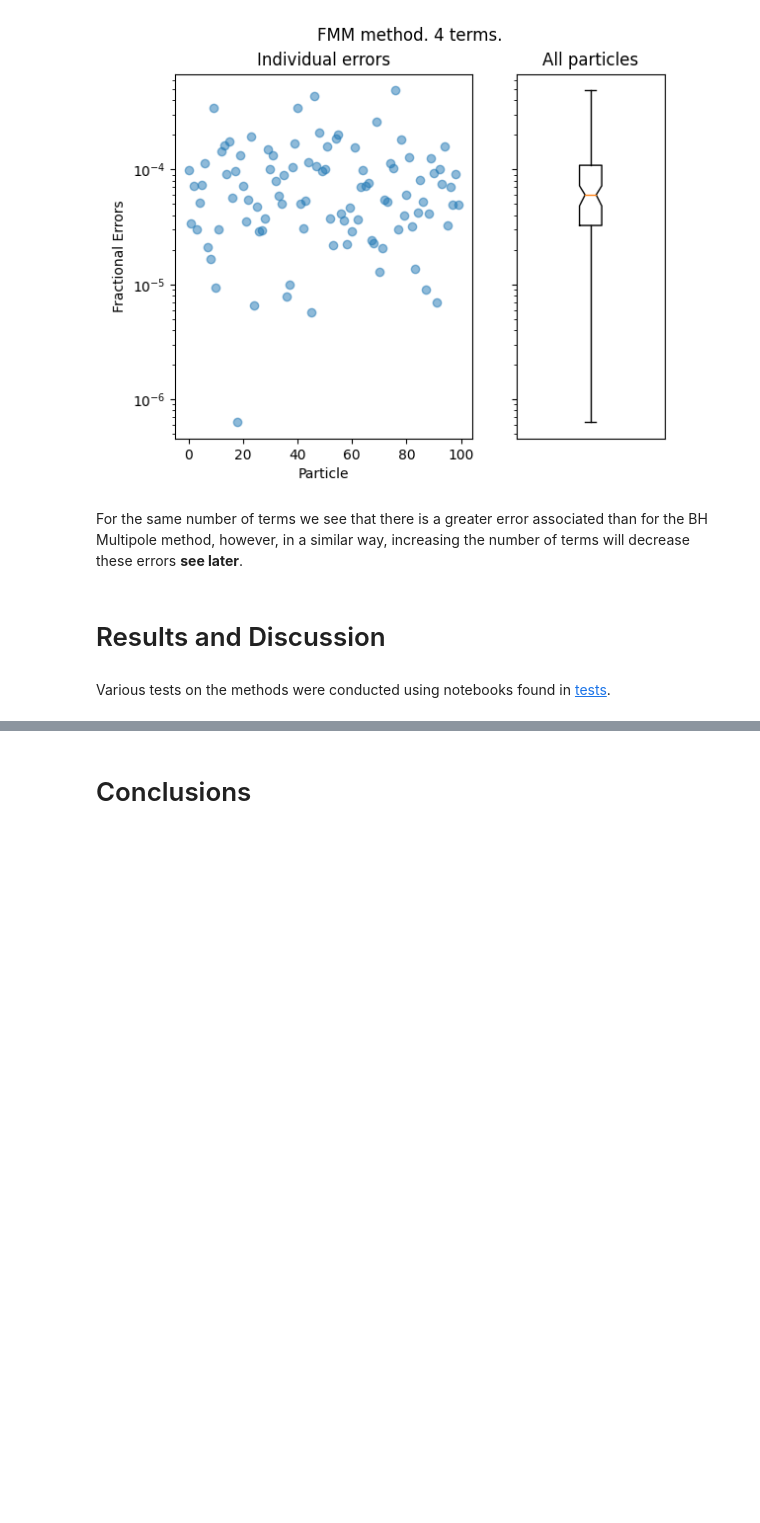
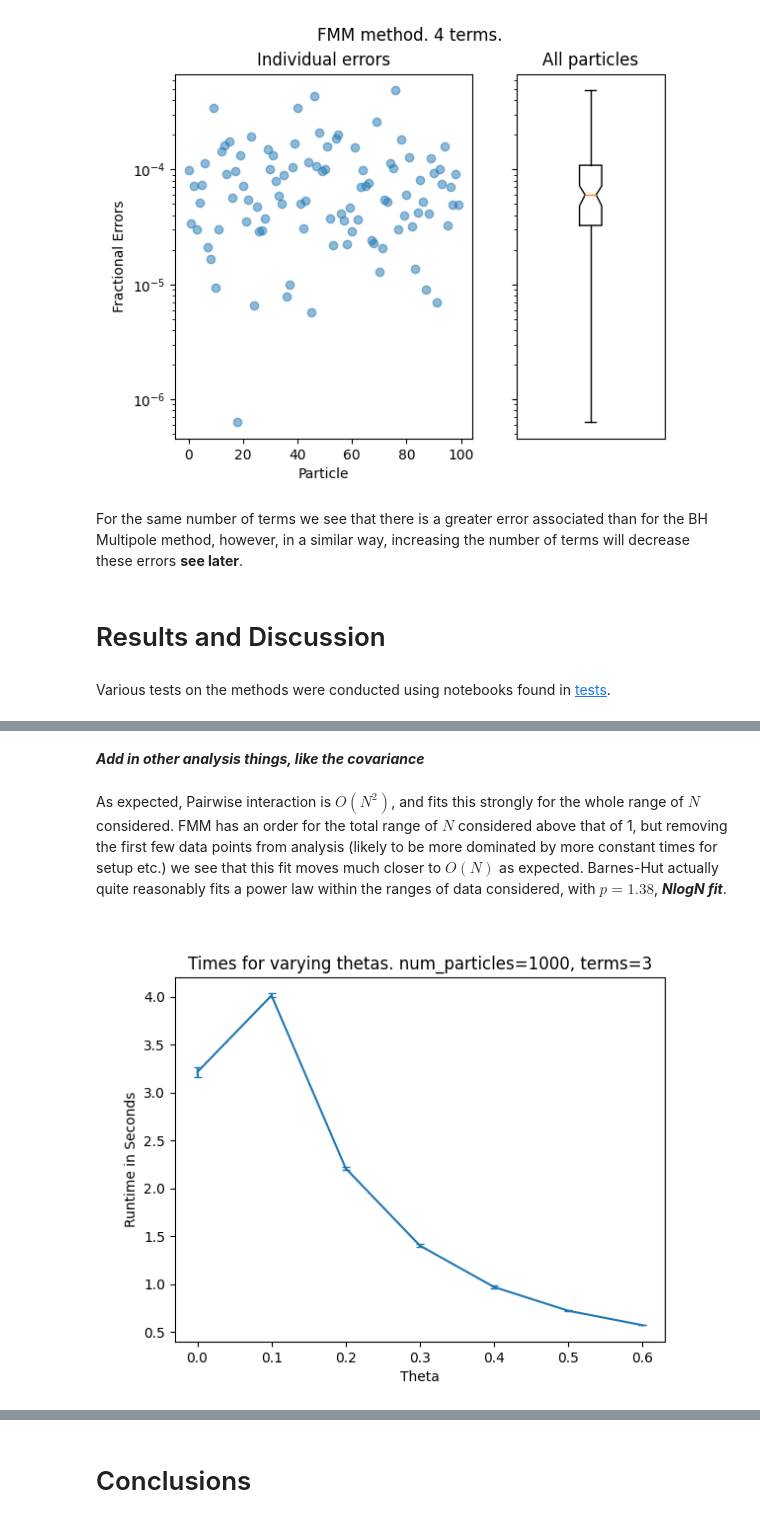
Before and after one commit to Part-II-Computational-Physics/hierarchical-methods-lb880, a Jupyter notebook: Report.ipynb, the cells around one changed output, grey strips where cells are left out. Saved outputs shown, nothing was run; the diff lists cells and outputs as text; code cells hidden in the pictures; blank space fills up the shorter version.

Commit message:
All analysis included and discussed Still links etc to make

```diff
--- a/Report.ipynb
+++ b/Report.ipynb
@@ -325,0 +358,8 @@ fig = tests.errors.plots.general('tests/errors/data/general.npz')
+# %% [markdown]
+***Add in other analysis things, like the covariance***
+# %% [markdown]
+As expected, Pairwise interaction is $O(N^2)$, and fits this strongly for the whole range of $N$ considered. FMM has an order for the total range of $N$ considered above that of 1, but removing the first few data points from analysis (likely to be more dominated by more constant times for setup etc.) we see that this fit moves much closer to $O(N)$ as expected. Barnes-Hut actually quite reasonably fits a power law within the ranges of data considered, with $p=1.38$, ***NlogN fit***.
+# %%
+fig = tests.timings.plots.theta('tests/timings/data/theta.npz')
+# %% [output]
+[figure, added]
```
Also changed, not shown: parts of 20 cells of this notebook, 16 other files.
